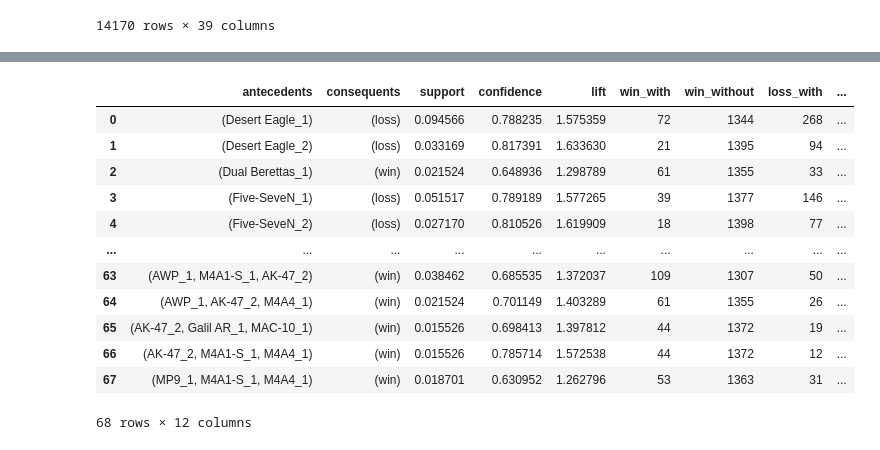
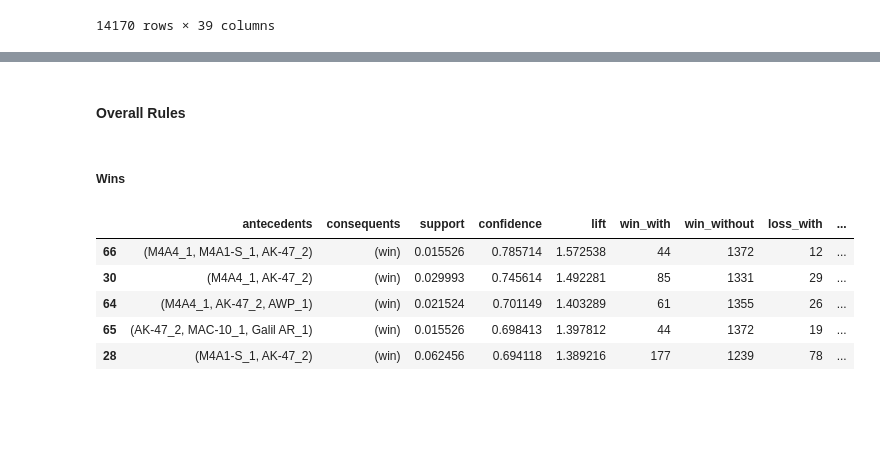
Before and after one commit to iwillreku3206/CSMODEL-MP, a Jupyter notebook: inventory.ipynb, the cells around one changed output, grey strips where cells are left out. Saved outputs shown, nothing was run; the diff lists cells and outputs as text; code cells hidden in the pictures; blank space fills up the shorter version.

```diff
--- a/inventory.ipynb
+++ b/inventory.ipynb
@@ -239,20 +328,21 @@ def get_rules_chisquare_table(demos_df: pd.DataFrame, min_rounds, alpha):
     rules_df = process_winloss_df(rules_df)
     rules_df = get_chi_square_counts(baskets_df, rules_df)
     rules_df = get_chisquare_table(rules_df, alpha)
+
+    rules_df = rules_df.loc[rules_df['chi2_result'] == 'dependent']
     return rules_df
+# %% [markdown]
+#### Overall Rules
 # %%
-get_rules_chisquare_table(demos_inventory, 20, 0.05)
+overall_rules = get_rules_chisquare_table(demos_inventory, 20, 0.05)
-# %% [output]
-|  | antecedents | consequents | support | confidence | lift | win_with | win_without | loss_with | ... |
-| 0 | (Desert Eagle_1) | (loss) | 0.094566 | 0.788235 | 1.575359 | 72 | 1344 | 268 | ... |
-| 1 | (Desert Eagle_2) | (loss) | 0.033169 | 0.817391 | 1.633630 | 21 | 1395 | 94 | ... |
-| 2 | (Dual Berettas_1) | (win) | 0.021524 | 0.648936 | 1.298789 | 61 | 1355 | 33 | ... |
-| 3 | (Five-SeveN_1) | (loss) | 0.051517 | 0.789189 | 1.577265 | 39 | 1377 | 146 | ... |
-| 4 | (Five-SeveN_2) | (loss) | 0.027170 | 0.810526 | 1.619909 | 18 | 1398 | 77 | ... |
-| ... | ... | ... | ... | ... | ... | ... | ... | ... | ... |
-| 63 | (AWP_1, M4A1-S_1, AK-47_2) | (win) | 0.038462 | 0.685535 | 1.372037 | 109 | 1307 | 50 | ... |
-| 64 | (AWP_1, AK-47_2, M4A4_1) | (win) | 0.021524 | 0.701149 | 1.403289 | 61 | 1355 | 26 | ... |
-| 65 | (AK-47_2, Galil AR_1, MAC-10_1) | (win) | 0.015526 | 0.698413 | 1.397812 | 44 | 1372 | 19 | ... |
-| 66 | (AK-47_2, M4A1-S_1, M4A4_1) | (win) | 0.015526 | 0.785714 | 1.572538 | 44 | 1372 | 12 | ... |
-| 67 | (MP9_1, M4A1-S_1, M4A4_1) | (win) | 0.018701 | 0.630952 | 1.262796 | 53 | 1363 | 31 | ... |
-68 rows × 12 columns
+# %% [markdown]
+##### Wins
+# %%
+overall_rules.loc[overall_rules['consequents'] == {'win'}].sort_values(by="confidence", ascending=False).head(5)
+# %% [output]
+|  | antecedents | consequents | support | confidence | lift | win_with | win_without | loss_with | ... |
+| 66 | (M4A4_1, M4A1-S_1, AK-47_2) | (win) | 0.015526 | 0.785714 | 1.572538 | 44 | 1372 | 12 | ... |
+| 30 | (M4A4_1, AK-47_2) | (win) | 0.029993 | 0.745614 | 1.492281 | 85 | 1331 | 29 | ... |
+| 64 | (M4A4_1, AK-47_2, AWP_1) | (win) | 0.021524 | 0.701149 | 1.403289 | 61 | 1355 | 26 | ... |
+| 65 | (AK-47_2, MAC-10_1, Galil AR_1) | (win) | 0.015526 | 0.698413 | 1.397812 | 44 | 1372 | 19 | ... |
+| 28 | (M4A1-S_1, AK-47_2) | (win) | 0.062456 | 0.694118 | 1.389216 | 177 | 1239 | 78 | ... |
```
Also changed, not shown: parts of 37 cells of this notebook, 30 other files.
